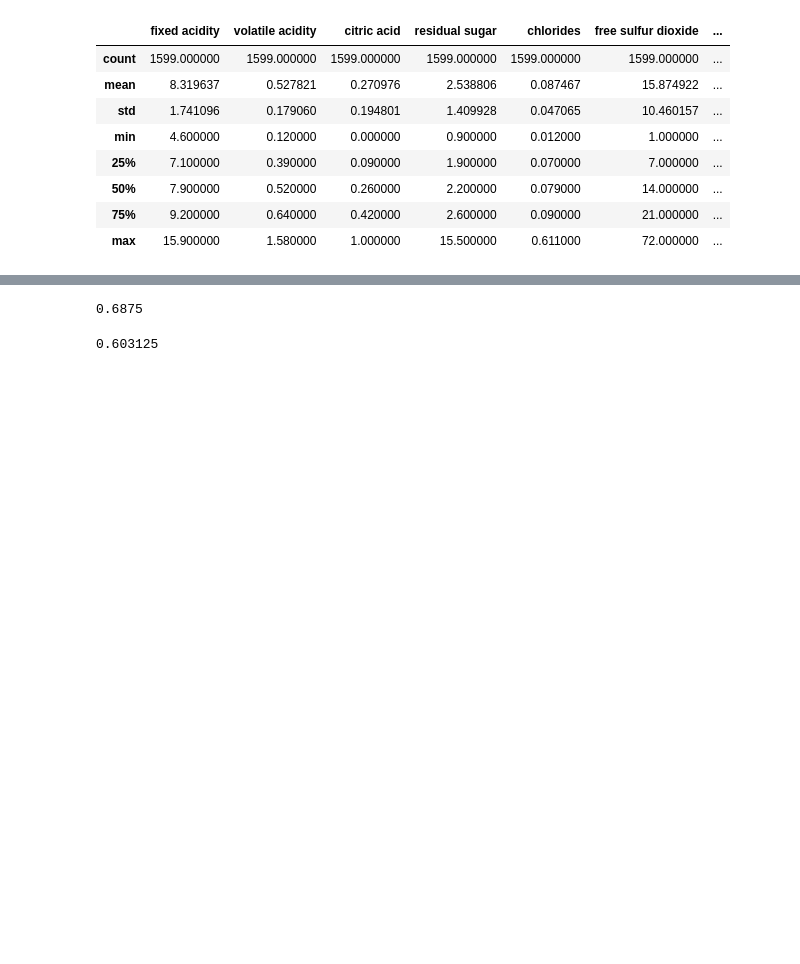
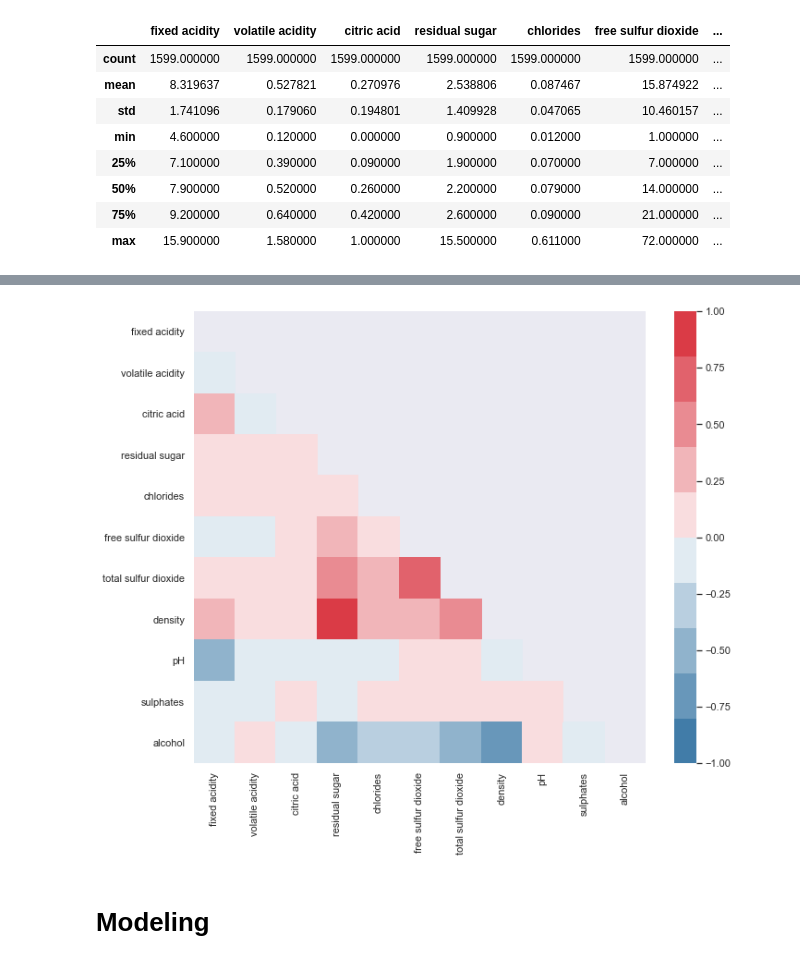
Before and after one commit to infoshareacademy/jdszr2-DataResearchers, a Jupyter notebook: ML/main.ipynb, the cells around one changed output, grey strips where cells are left out. Drawn from its saved outputs; the diff is of its cells as text; code cells hidden in the pictures; blank space fills up the shorter version.

```diff
--- a/ML/main.ipynb
+++ b/ML/main.ipynb
@@ -65 +95,13 @@ pass
+# %%
+correlation_matrix_white = np.round(wine_white.drop("quality",axis=1).corr(),2)
+
+sns.set(rc={'figure.figsize':(11,9)}) # okrślenie rozmiaru rysunku
+color_map = sns.diverging_palette(240, 10, n=10) # wybór mapy kolorów
+mask = np.triu(np.ones_like(correlation_matrix_white), k=0) # maska - ukrycie górnej macierzy trójkątnej
+sns.heatmap(correlation_matrix_white,vmin=-1.,vmax=1.,cmap=color_map,mask=mask,square=True) # wykonanie wykresu
+pass
+# %% [output]
+[figure, added]
+# %% [markdown]
+# Modeling
 # %%
@@ -70,13 +111,0 @@ train_x, test_x, train_y, test_y = model_selection.train_test_split(X,y,random_s
-# %%
-rf_classifier = ensemble.RandomForestClassifier(
-    n_estimators = 100, criterion = 'gini', bootstrap=True)
-rf_classifier.fit(train_x, train_y)
-rf_classifier.score(test_x, test_y)
-# %% [output]
-0.6875
-# %%
-decision_tree = tree.DecisionTreeClassifier(criterion = 'gini')
-decision_tree.fit(train_x, train_y)
-decision_tree.score(test_x, test_y)
-# %% [output]
-0.603125
```
Also changed, not shown: parts of 22 cells of this notebook.
